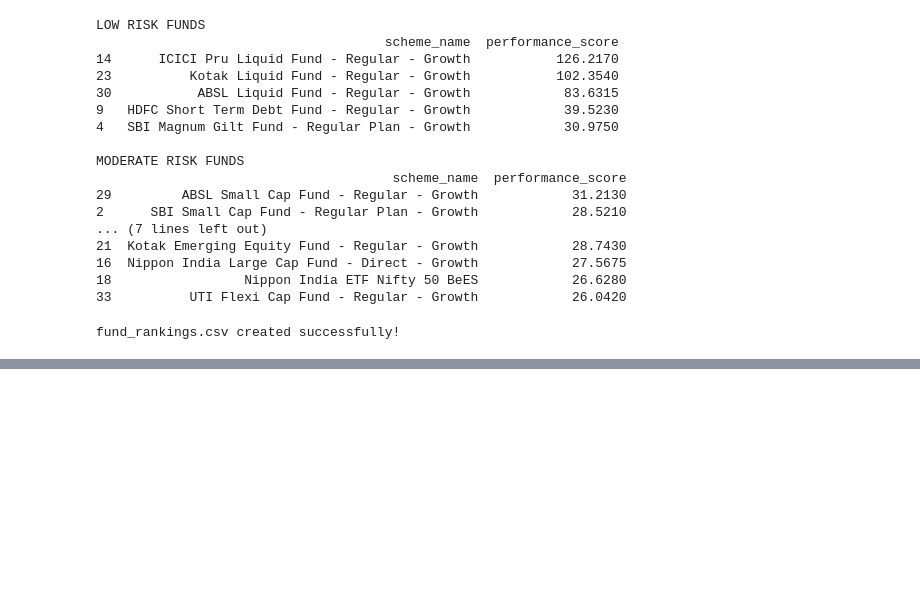
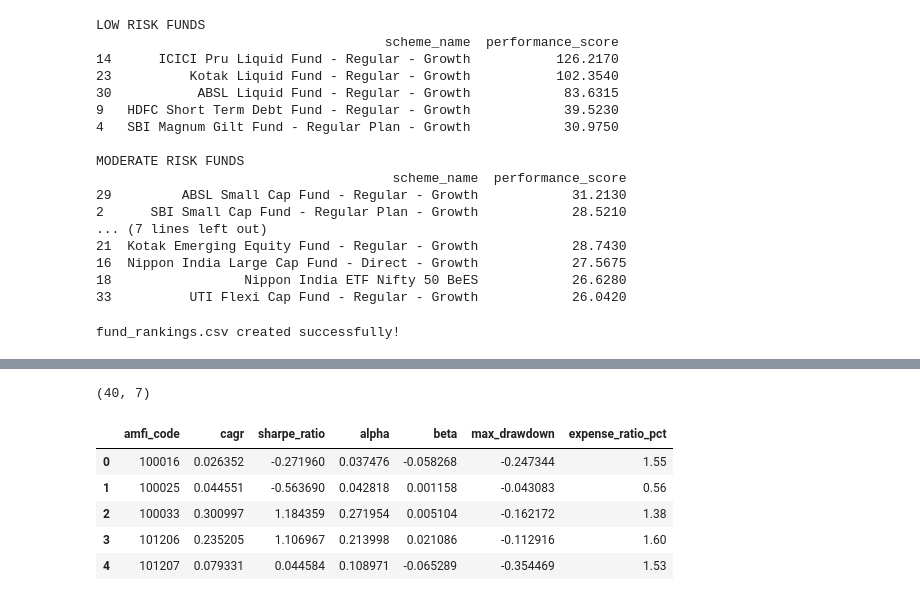
Before and after one commit to jeya-varshani24/bluestock-mf-capstone, a Jupyter notebook: notebooks/04_performance_analytics.ipynb, the cells around one changed output, grey strips where cells are left out. Cells and saved outputs as stored; diff of their text form; code cells hidden in the pictures; blank space fills up the shorter version.

```diff
--- a/notebooks/04_performance_analytics.ipynb
+++ b/notebooks/04_performance_analytics.ipynb
@@ -201,0 +896,10 @@ fund_rankings.csv created successfully!
+# %%
+performance = pd.read_csv(
+    "../data/processed/clean_performance.csv"
+)
+
+print(performance.shape)
+
+performance[
+    ['amfi_code', 'expense_ratio_pct']
+].head()
@@ -201,0 +914,49 @@ fund_rankings.csv created successfully!
+# %%
+cagr_df['amfi_code'] = cagr_df['amfi_code'].astype(str)
+
+sharpe_df['amfi_code'] = sharpe_df['amfi_code'].astype(str)
+
+alpha_beta_df['amfi_code'] = alpha_beta_df['amfi_code'].astype(str)
+
+drawdown_df['amfi_code'] = drawdown_df['amfi_code'].astype(str)
+
+performance['amfi_code'] = performance['amfi_code'].astype(str)
+# %%
+scorecard = (
+    cagr_df
+    .merge(
+        sharpe_df,
+        on='amfi_code',
+        how='inner'
+    )
+    .merge(
+        alpha_beta_df,
+        on='amfi_code',
+        how='inner'
+    )
+    .merge(
+        drawdown_df,
+        on='amfi_code',
+        how='inner'
+    )
+    .merge(
+        performance[
+            ['amfi_code',
+             'expense_ratio_pct']
+        ],
+        on='amfi_code',
+        how='inner'
+    )
+)
+
+print(scorecard.shape)
+
+scorecard.head()
+# %% [output]
+(40, 7)
+|  | amfi_code | cagr | sharpe_ratio | alpha | beta | max_drawdown | expense_ratio_pct |
+| 0 | 100016 | 0.026352 | -0.271960 | 0.037476 | -0.058268 | -0.247344 | 1.55 |
+| 1 | 100025 | 0.044551 | -0.563690 | 0.042818 | 0.001158 | -0.043083 | 0.56 |
+| 2 | 100033 | 0.300997 | 1.184359 | 0.271954 | 0.005104 | -0.162172 | 1.38 |
+| 3 | 101206 | 0.235205 | 1.106967 | 0.213998 | 0.021086 | -0.112916 | 1.60 |
+| 4 | 101207 | 0.079331 | 0.044584 | 0.108971 | -0.065289 | -0.354469 | 1.53 |
```
Also changed, not shown: parts of 42 cells of this notebook, 8 other files.
